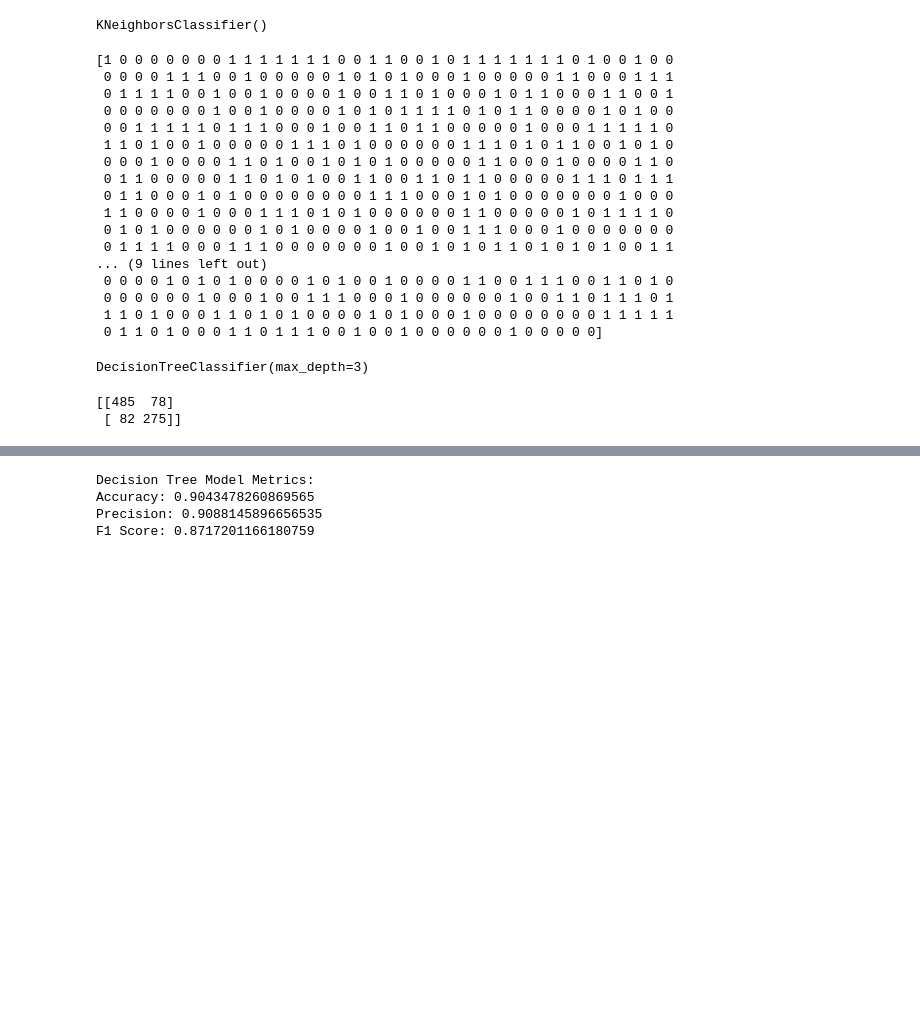
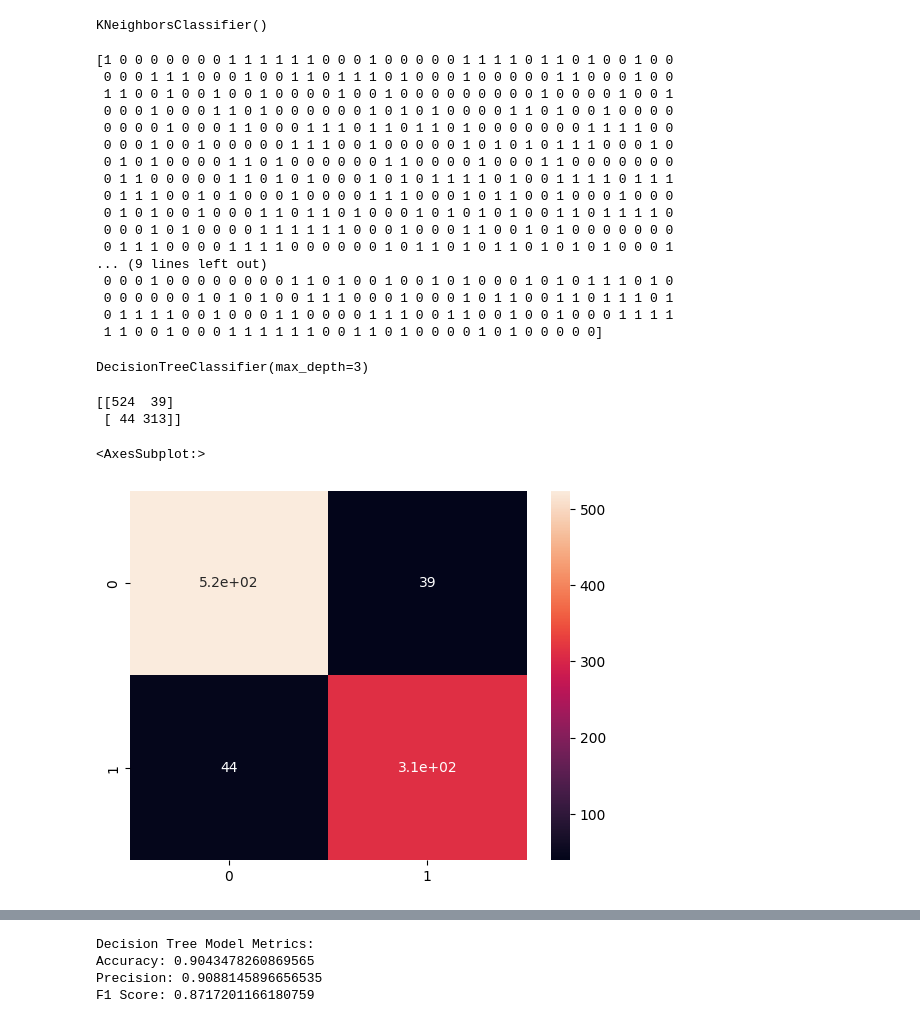
Before and after one commit to SuneraUdana/Machine_CW_20210206, a Jupyter notebook: ML_CW_2021026.ipynb, the cells around one changed output, grey strips where cells are left out. Drawn from its saved outputs; the diff is of its cells as text; code cells hidden in the pictures; blank space fills up the shorter version.

Commit message:
added the feature scaling part

```diff
--- a/ML_CW_2021026.ipynb
+++ b/ML_CW_2021026.ipynb
@@ -111,0 +112,6 @@ print(X_train,X_test)
+# %%
+#scaling the dataset to a array
+sc = StandardScaler()
+X_train = sc.fit_transform(X_train)
+X_test = sc.transform(X_test)
+print(X_train,X_test)
@@ -120,23 +144,23 @@ KNeighborsClassifier()
 y_pred = classifier.predict(X_test)
 print(y_pred)
 # %% [output]
-[1 0 0 0 0 0 0 0 1 1 1 1 1 1 1 0 0 1 1 0 0 1 0 1 1 1 1 1 1 1 0 1 0 0 1 0 0
- 0 0 0 0 1 1 1 0 0 1 0 0 0 0 0 1 0 1 0 1 0 0 0 1 0 0 0 0 0 1 1 0 0 0 1 1 1
- 0 1 1 1 1 0 0 1 0 0 1 0 0 0 0 1 0 0 1 1 0 1 0 0 0 1 0 1 1 0 0 0 1 1 0 0 1
- 0 0 0 0 0 0 0 1 0 0 1 0 0 0 0 1 0 1 0 1 1 1 1 0 1 0 1 1 0 0 0 0 1 0 1 0 0
- 0 0 1 1 1 1 1 0 1 1 1 0 0 0 1 0 0 1 1 0 1 1 0 0 0 0 0 1 0 0 0 1 1 1 1 1 0
- 1 1 0 1 0 0 1 0 0 0 0 0 1 1 1 0 1 0 0 0 0 0 0 1 1 1 0 1 0 1 1 0 0 1 0 1 0
- 0 0 0 1 0 0 0 0 1 1 0 1 0 0 1 0 1 0 1 0 0 0 0 0 1 1 0 0 0 1 0 0 0 0 1 1 0
- 0 1 1 0 0 0 0 0 1 1 0 1 0 1 0 0 1 1 0 0 1 1 0 1 1 0 0 0 0 0 1 1 1 0 1 1 1
- 0 1 1 0 0 0 1 0 1 0 0 0 0 0 0 0 0 1 1 1 0 0 0 1 0 1 0 0 0 0 0 0 0 1 0 0 0
- 1 1 0 0 0 0 1 0 0 0 1 1 1 0 1 0 1 0 0 0 0 0 0 1 1 0 0 0 0 0 1 0 1 1 1 1 0
- 0 1 0 1 0 0 0 0 0 0 1 0 1 0 0 0 0 1 0 0 1 0 0 1 1 1 0 0 0 1 0 0 0 0 0 0 0
- 0 1 1 1 1 0 0 0 1 1 1 0 0 0 0 0 0 0 1 0 0 1 0 1 0 1 1 0 1 0 1 0 1 0 0 1 1
+[1 0 0 0 0 0 0 0 1 1 1 1 1 1 0 0 0 1 0 0 0 0 0 1 1 1 1 0 1 1 0 1 0 0 1 0 0
+ 0 0 0 1 1 1 0 0 0 1 0 0 1 1 0 1 1 1 0 1 0 0 0 1 0 0 0 0 0 1 1 0 0 0 1 0 0
+ 1 1 0 0 1 0 0 1 0 0 1 0 0 0 0 1 0 0 1 0 0 0 0 0 0 0 0 0 1 0 0 0 0 1 0 0 1
+ 0 0 0 1 0 0 0 1 1 0 1 0 0 0 0 0 0 1 0 1 0 1 0 0 0 0 1 1 0 1 0 0 1 0 0 0 0
+ 0 0 0 0 1 0 0 0 1 1 0 0 0 1 1 1 0 1 1 0 1 1 0 1 0 0 0 0 0 0 0 1 1 1 1 0 0
+ 0 0 0 1 0 0 1 0 0 0 0 0 1 1 1 0 0 1 0 0 0 0 0 1 0 1 0 1 0 1 1 1 0 0 0 1 0
+ 0 1 0 1 0 0 0 0 1 1 0 1 0 0 0 0 0 0 1 1 0 0 0 0 1 0 0 0 1 1 0 0 0 0 0 0 0
+ 0 1 1 0 0 0 0 0 1 1 0 1 0 1 0 0 0 1 0 1 0 1 1 1 1 0 1 0 0 1 1 1 1 0 1 1 1
+ 0 1 1 1 0 0 1 0 1 0 0 0 1 0 0 0 0 1 1 1 0 0 0 1 0 1 1 0 0 1 0 0 0 1 0 0 0
+ 0 1 0 1 0 0 1 0 0 0 1 1 0 1 1 0 1 0 0 0 1 0 1 0 1 0 1 0 0 1 1 0 1 1 1 1 0
+ 0 0 0 1 0 1 0 0 0 0 1 1 1 1 1 1 0 0 0 1 0 0 0 1 1 0 0 1 0 1 0 0 0 0 0 0 0
+ 0 1 1 1 0 0 0 0 1 1 1 1 0 0 0 0 0 0 1 0 1 1 0 1 0 1 1 0 1 0 1 0 1 0 0 0 1
 ... (9 lines left out)
- 0 0 0 0 1 0 1 0 1 0 0 0 0 1 0 1 0 0 1 0 0 0 0 1 1 0 0 1 1 1 0 0 1 1 0 1 0
- 0 0 0 0 0 0 1 0 0 0 1 0 0 1 1 1 0 0 0 1 0 0 0 0 0 0 1 0 0 1 1 0 1 1 1 0 1
- 1 1 0 1 0 0 0 1 1 0 1 0 1 0 0 0 0 1 0 1 0 0 0 1 0 0 0 0 0 0 0 0 1 1 1 1 1
- 0 1 1 0 1 0 0 0 1 1 0 1 1 1 0 0 1 0 0 1 0 0 0 0 0 0 1 0 0 0 0 0]
+ 0 0 0 1 0 0 0 0 0 0 0 0 1 1 0 1 0 0 1 0 0 1 0 1 0 0 0 1 0 1 0 1 1 1 0 1 0
+ 0 0 0 0 0 0 1 0 1 0 1 0 0 1 1 1 0 0 0 1 0 0 0 1 0 1 1 0 0 1 1 0 1 1 1 0 1
+ 0 1 1 1 1 0 0 1 0 0 0 1 1 0 0 0 0 1 1 1 0 0 1 1 0 0 1 0 0 1 0 0 0 1 1 1 1
+ 1 1 0 0 1 0 0 0 1 1 1 1 1 1 0 0 1 1 0 1 0 0 0 0 1 0 1 0 0 0 0 0]
 # %%
 #Create a DecisionTreeClassifier object with 3 neighbors
 # Fit the model to the training data  Make predictions on the test data
@@ -149,5 +173,10 @@ DecisionTreeClassifier(max_depth=3)
 cm = confusion_matrix(y_test, y_pred)
 print(cm)
 # %% [output]
-[[485  78]
- [ 82 275]]
+[[524  39]
+ [ 44 313]]
+# %%
+sns.heatmap(cm, annot=True)
+# %% [output]
+<AxesSubplot:>
+[figure, added]
```
Also changed, not shown: parts of 15 cells of this notebook.
